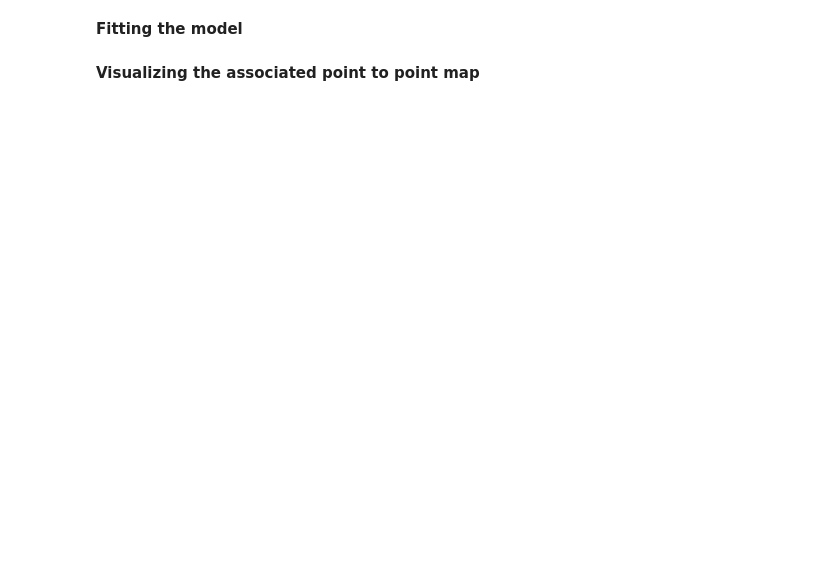
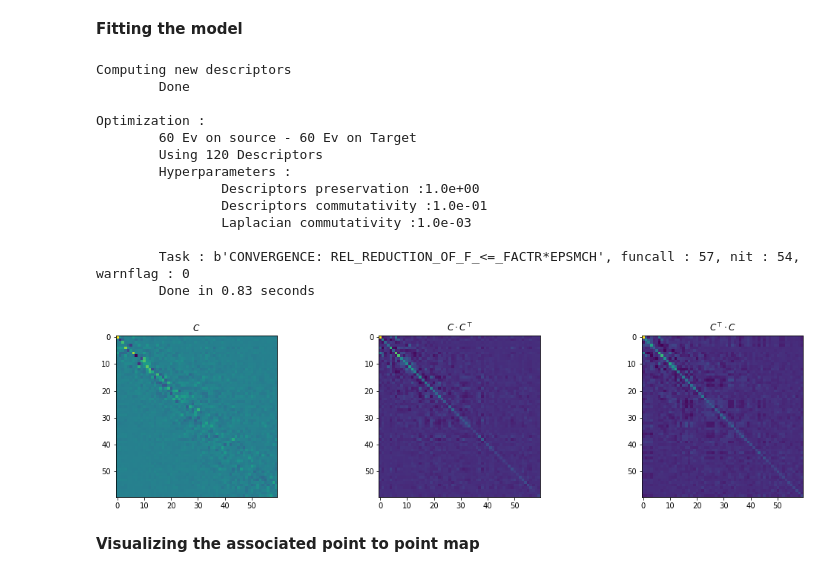
Before and after one commit to RobinMagnet/pyFM, a Jupyter notebook: example_notebook.ipynb, the cells around one changed output. Saved outputs shown, nothing was run; the diff lists cells and outputs as text; code cells hidden in the pictures; blank space fills up the shorter version.

```diff
--- a/example_notebook.ipynb
+++ b/example_notebook.ipynb
@@ -45,9 +60,25 @@ model.preprocess(n_ev=(k1,k2),subsample_step = subsample_step, landmarks = landm
 # %%
 descr_mu = 1e0
 lap_mu = 1e-3
 descr_comm_mu=1e-1
 
 model.fit(descr_mu = descr_mu,lap_mu = lap_mu, descr_comm_mu=descr_comm_mu, verbose=True)
+model.display_C()
+# %% [output]
+Computing new descriptors
+        Done
+
+Optimization :
+        60 Ev on source - 60 Ev on Target
+        Using 120 Descriptors
+        Hyperparameters :
+                Descriptors preservation :1.0e+00
+                Descriptors commutativity :1.0e-01
+                Laplacian commutativity :1.0e-03
+
+        Task : b'CONVERGENCE: REL_REDUCTION_OF_F_<=_FACTR*EPSMCH', funcall : 57, nit : 54, warnflag : 0
+        Done in 0.83 seconds
+[figure, added]
 # %% [markdown]
 **Visualizing the associated point to point map**
 # %%
```
Also changed, not shown: parts of 7 cells of this notebook, 1 other file.
